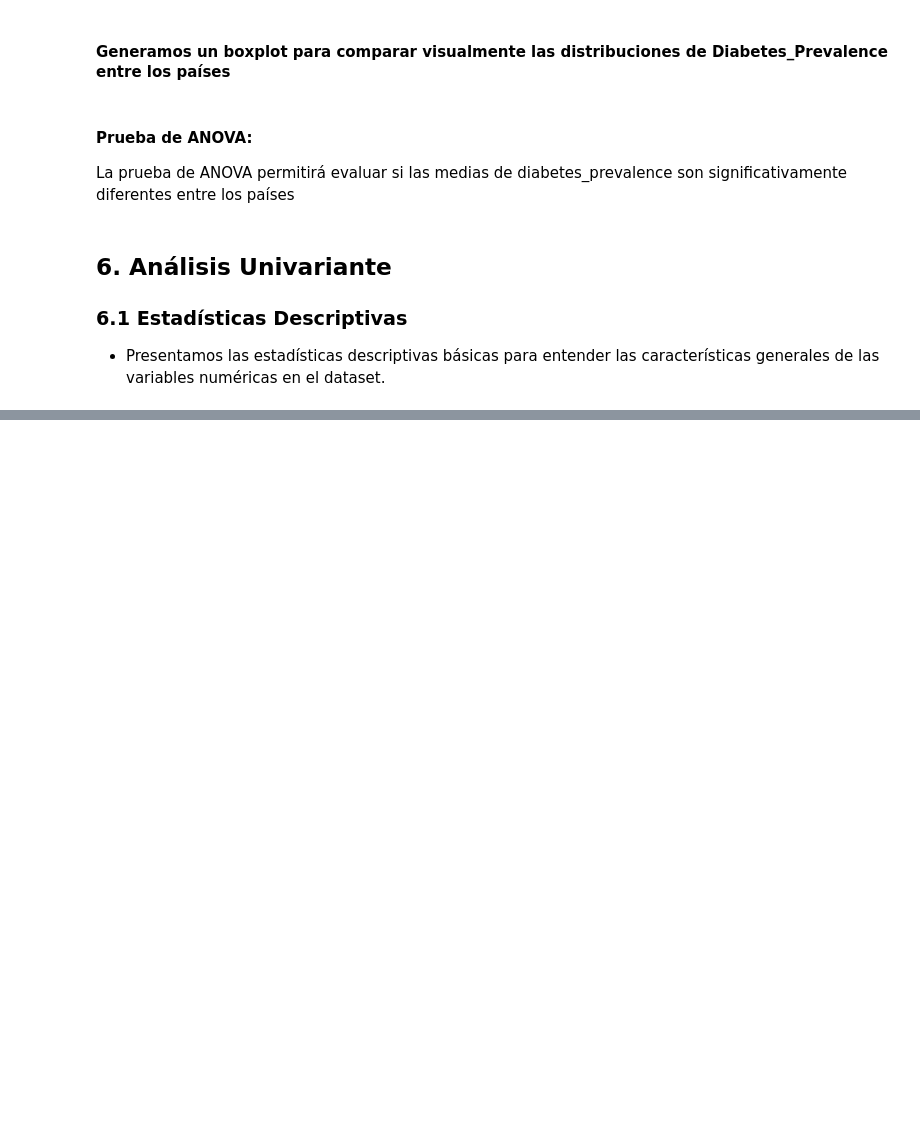
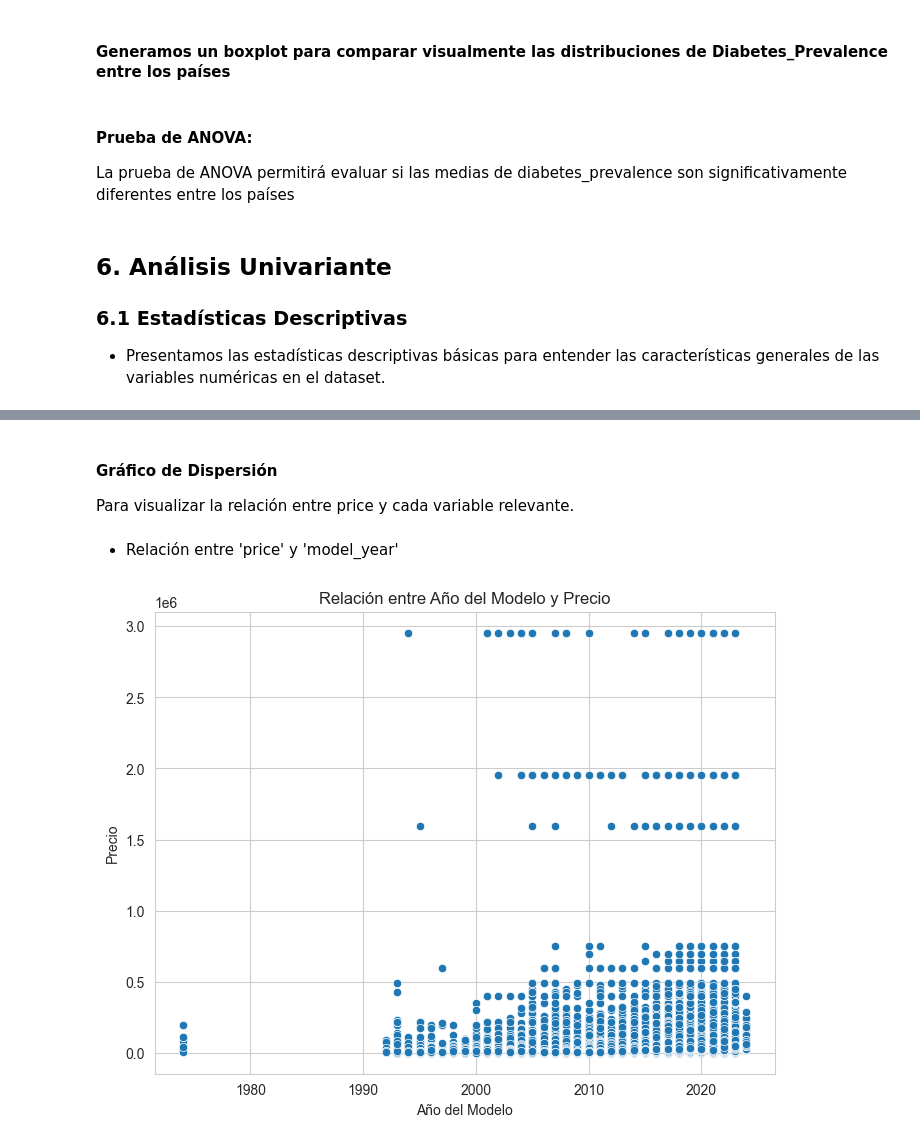
Before and after one commit to Bootcamp-IA-P4/Car_prices_project_equipo2, a Jupyter notebook: eda/eda.ipynb, the cells around one changed output, grey strips where cells are left out. Drawn from its saved outputs; the diff is of its cells as text; code cells hidden in the pictures; blank space fills up the shorter version.

```diff
--- a/eda/eda.ipynb
+++ b/eda/eda.ipynb
@@ -214,0 +264,15 @@ Hallazgos:
+# %% [markdown]
+#### Gráfico de Dispersión
+Para visualizar la relación entre price y cada variable relevante.
+# %% [markdown]
+- Relación entre 'price' y 'model_year'
+# %%
+
+plt.figure(figsize=(8, 6))
+sns.scatterplot(data=df_car_price, x='model_year', y='price')
+plt.title('Relación entre Año del Modelo y Precio')
+plt.xlabel('Año del Modelo')
+plt.ylabel('Precio')
+plt.show()
+# %% [output]
+[figure, added]
```
Also changed, not shown: parts of 20 cells of this notebook.
